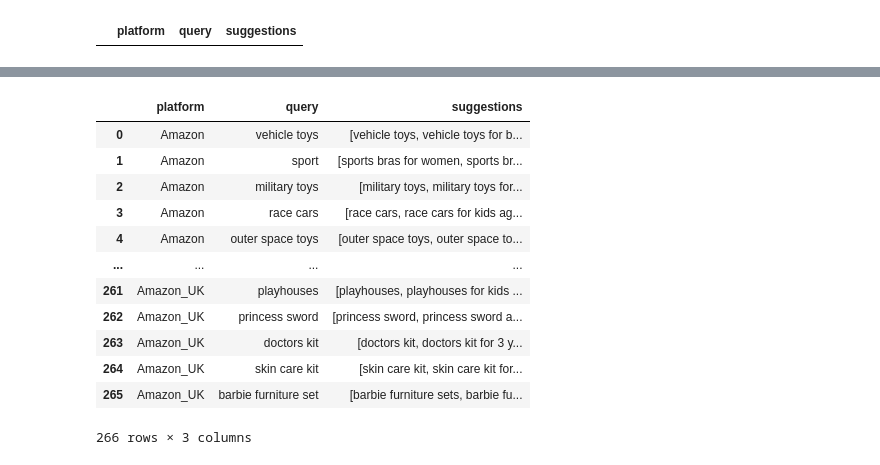
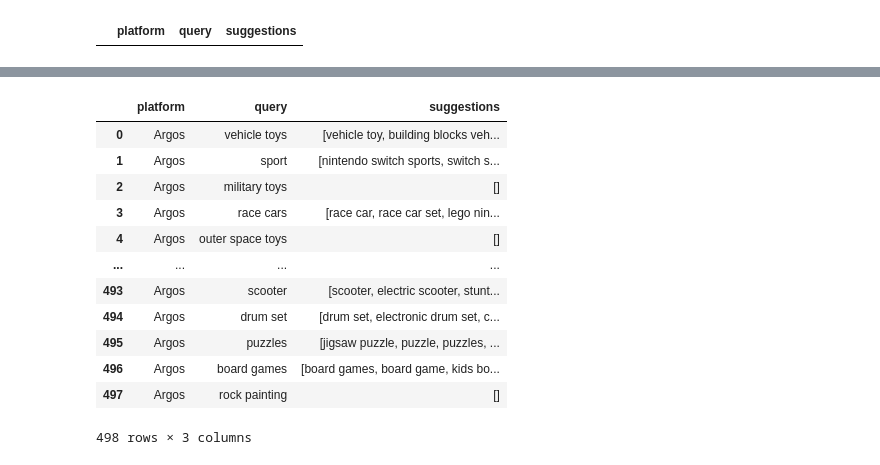
Before and after one commit to toriastahl/SI485, a Jupyter notebook: scraping_argos_UMSI.ipynb, the cells around one changed output, grey strips where cells are left out. Saved outputs shown, nothing was run; the diff lists cells and outputs as text; code cells hidden in the pictures.

Commit message:
Scraping Argos search queries

```diff
--- a/scraping_argos_UMSI.ipynb
+++ b/scraping_argos_UMSI.ipynb
@@ -137,0 +163,3 @@ def argos_scrape(query):
+# %%
+for s in x:
+    print(s['value'])
@@ -140,7 +174,7 @@ def argos_scrape(query):
 # %%
 def argos_auto(item):
     res = argos_scrape(item)
-    suggestions = res['suggestions']
+    suggestions = res['autoSuggest']['keywords']
     results = []
     for s in suggestions:
         results.append(s['value'])
@@ -160,0 +201,16 @@ def search(platform):
+# %%
+columns = ['query', 'suggestions']
+# %%
+# our version
+import time
+import warnings
+warnings.filterwarnings('ignore')
+data = []
+for item in contents:
+    result = argos_auto(item)
+    values = [item, result]
+    zipped = zip(columns, values)
+    a_dictionary = dict(zipped)
+    print(a_dictionary)
+    time.sleep(1.5)
+    data.append(a_dictionary)
@@ -198,18 +272,19 @@ data
 # %%
 df = df.append(data, True)
+df['platform'] = 'Argos'
 df
 # %% [output]
 |  | platform | query | suggestions |
-| 0 | Amazon | vehicle toys | [vehicle toys, vehicle toys for b... |
-| 1 | Amazon | sport | [sports bras for women, sports br... |
-| 2 | Amazon | military toys | [military toys, military toys for... |
-| 3 | Amazon | race cars | [race cars, race cars for kids ag... |
-| 4 | Amazon | outer space toys | [outer space toys, outer space to... |
+| 0 | Argos | vehicle toys | [vehicle toy, building blocks veh... |
+| 1 | Argos | sport | [nintendo switch sports, switch s... |
+| 2 | Argos | military toys | [] |
+| 3 | Argos | race cars | [race car, race car set, lego nin... |
+| 4 | Argos | outer space toys | [] |
 | ... | ... | ... | ... |
-| 261 | Amazon_UK | playhouses | [playhouses, playhouses for kids ... |
-| 262 | Amazon_UK | princess sword | [princess sword, princess sword a... |
-| 263 | Amazon_UK | doctors kit | [doctors kit, doctors kit for 3 y... |
-| 264 | Amazon_UK | skin care kit | [skin care kit, skin care kit for... |
-| 265 | Amazon_UK | barbie furniture set | [barbie furniture sets, barbie fu... |
+| 493 | Argos | scooter | [scooter, electric scooter, stunt... |
+| 494 | Argos | drum set | [drum set, electronic drum set, c... |
+| 495 | Argos | puzzles | [jigsaw puzzle, puzzle, puzzles, ... |
+| 496 | Argos | board games | [board games, board game, kids bo... |
+| 497 | Argos | rock painting | [] |
-266 rows × 3 columns
+498 rows × 3 columns
 # %%
```
Also changed, not shown: parts of 20 cells of this notebook, 1 other file.
